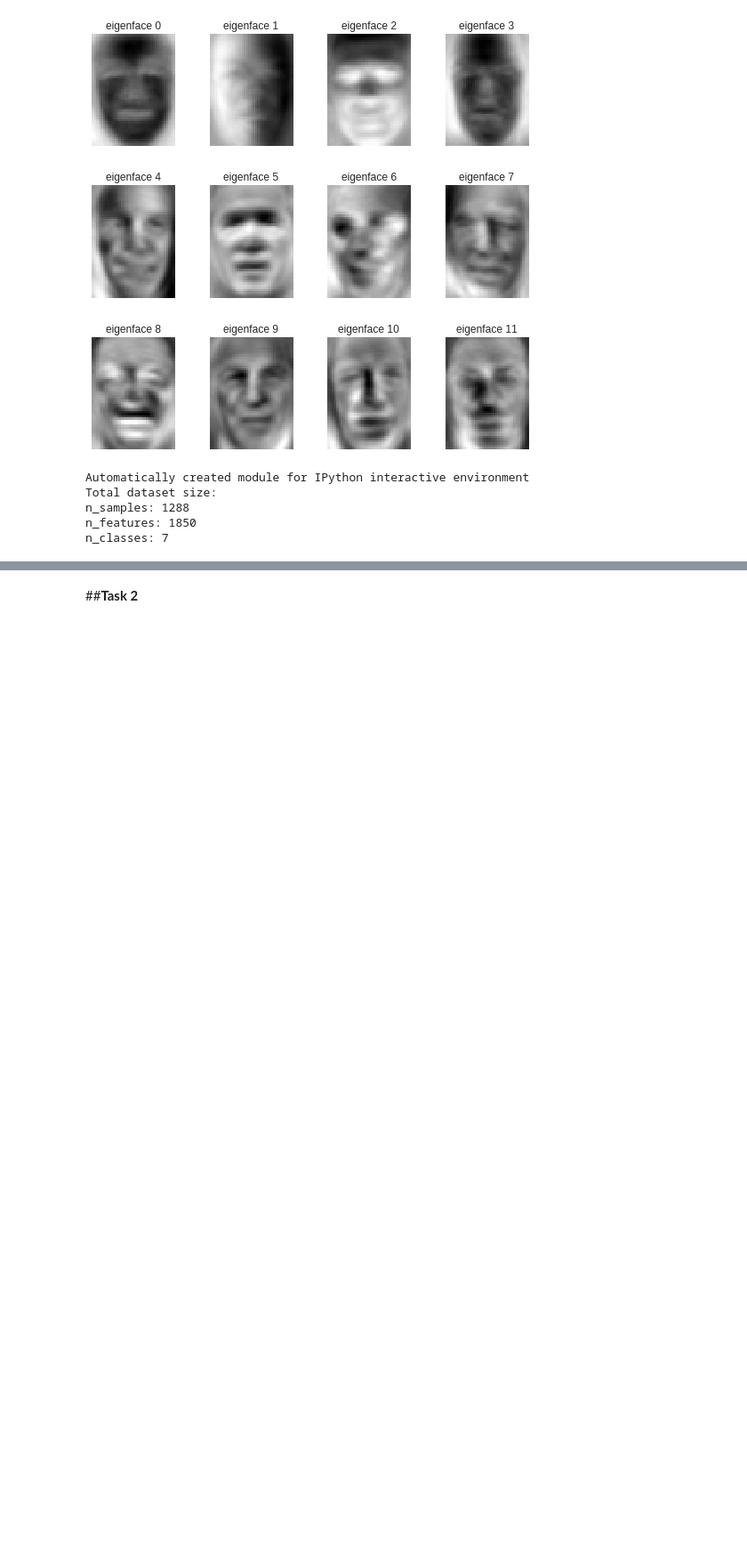
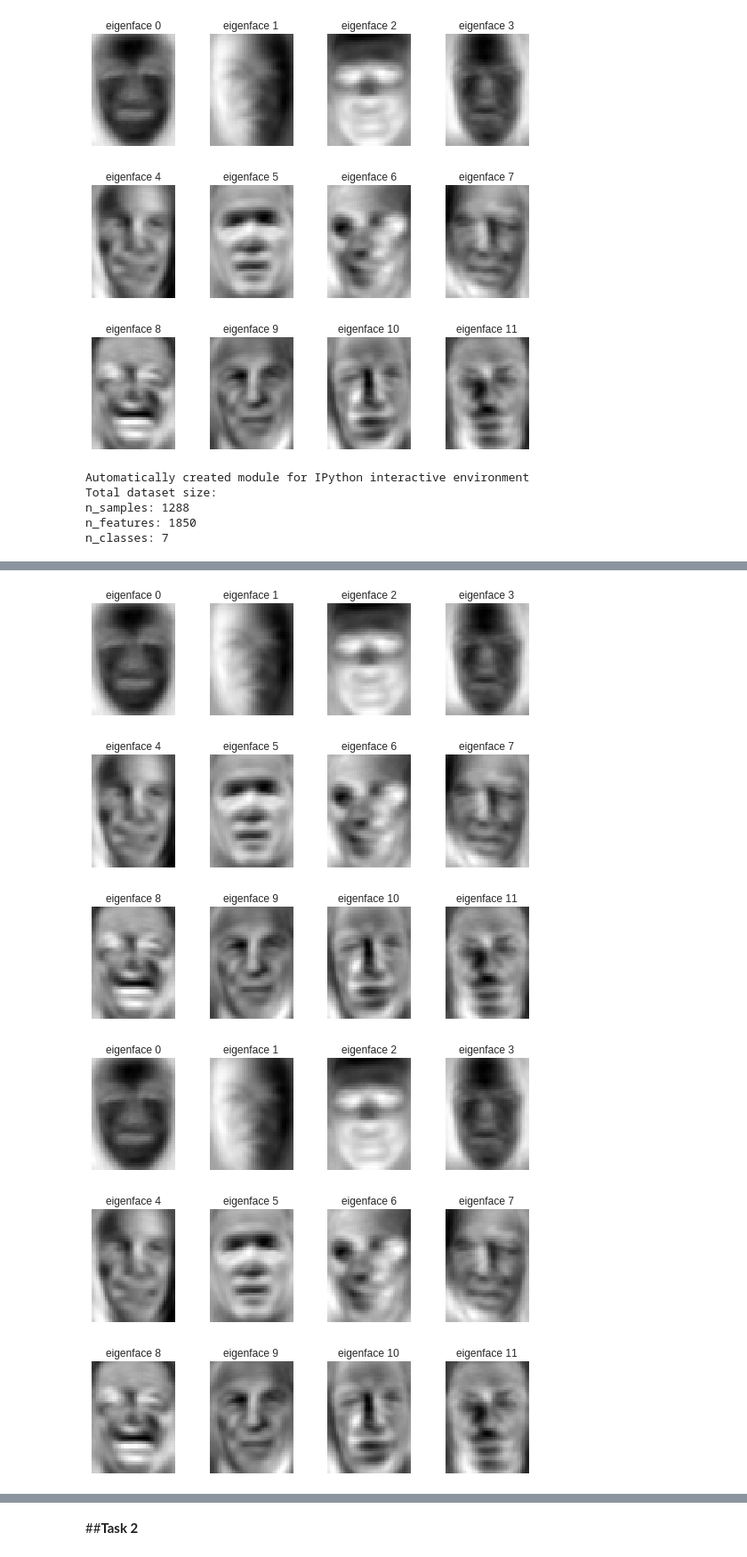
Before and after one commit to 842Mono/CSEN1067_Machine_Learning_Project1, a Jupyter notebook: Project2ML.ipynb, the cells around one changed output, grey strips where cells are left out. Shown at 89% size. Drawn from its saved outputs; the diff is of its cells as text; code cells hidden in the pictures; blank space fills up the shorter version.

```diff
--- a/Project2ML.ipynb
+++ b/Project2ML.ipynb
@@ -555,0 +530,10 @@ print("un_eigenfaces_array :",un_eigenfaces_array)
+# %%
+# plot the gallery of the most significative eigenfaces
+for j in range(len(un_eigenfaces_array)):
+  uneigenface_titles_new = ["eigenface %d" % i for i in range(un_eigenfaces_array[j].shape[0])]
+  plot_gallery(un_eigenfaces_array[j], uneigenface_titles_new, hh, ww)
+
+plt.show()
+# %% [output]
+[figure, added]
+[figure, added]
```
Also changed, not shown: parts of 7 cells of this notebook.
